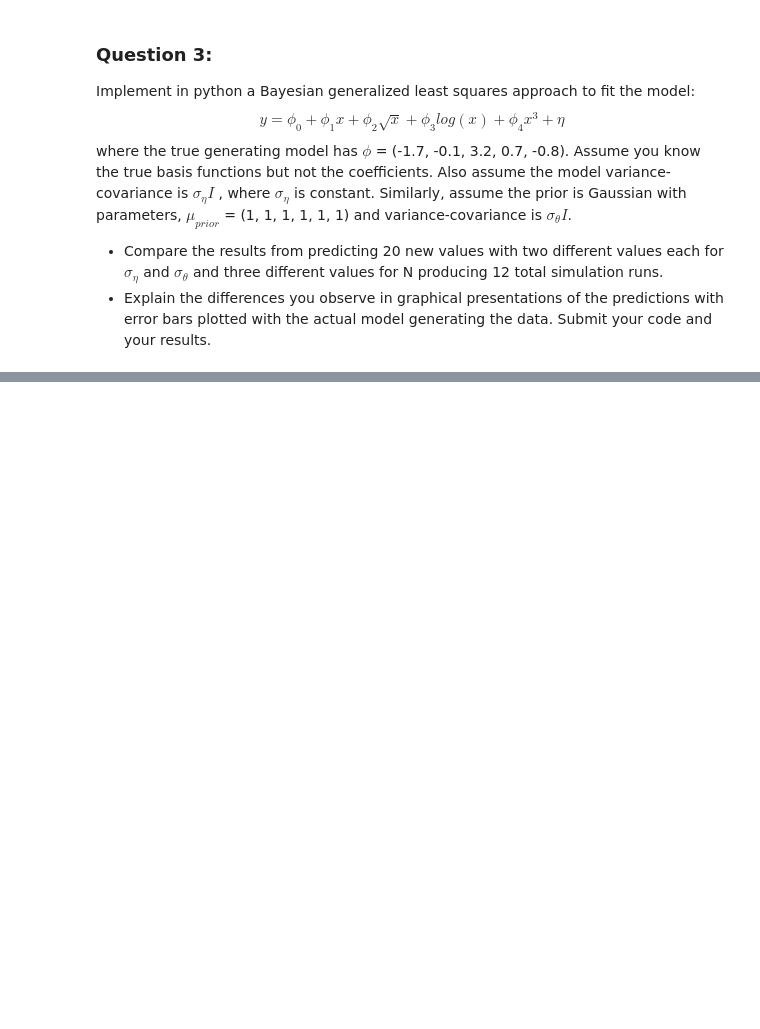
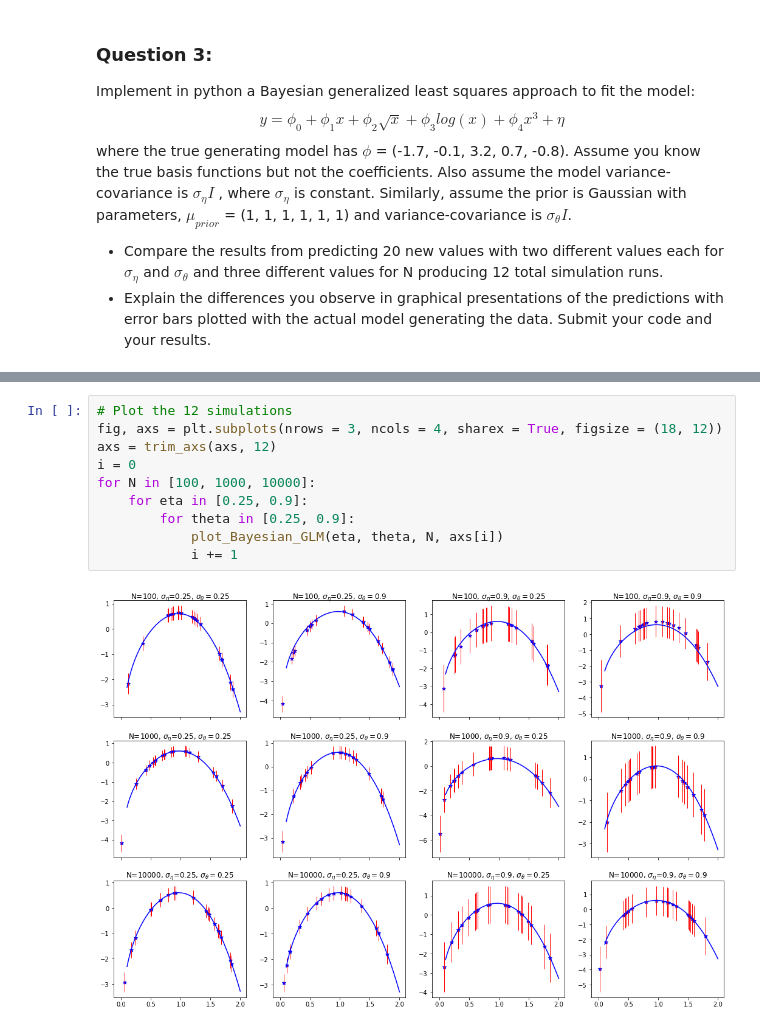
Before and after one commit to congxinxu0116/UVA, a Jupyter notebook: DS 6014/Homework 2 Bayes Optimal Classifier.ipynb, the cells around one changed output, grey strips where cells are left out. Drawn from its saved outputs; the diff is of its cells as text; blank space fills up the shorter version.

```diff
--- a/DS 6014/Homework 2 Bayes Optimal Classifier.ipynb
+++ b/DS 6014/Homework 2 Bayes Optimal Classifier.ipynb
@@ -705,0 +680,12 @@ plt.show()
+# %%
+# Plot the 12 simulations
+fig, axs = plt.subplots(nrows = 3, ncols = 4, sharex = True, figsize = (18, 12))
+axs = trim_axs(axs, 12)
+i = 0
+for N in [100, 1000, 10000]:
+    for eta in [0.25, 0.9]:
+        for theta in [0.25, 0.9]:
+            plot_Bayesian_GLM(eta, theta, N, axs[i])
+            i += 1
+# %% [output]
+[figure, added]
```
Also changed, not shown: parts of 5 cells of this notebook.
